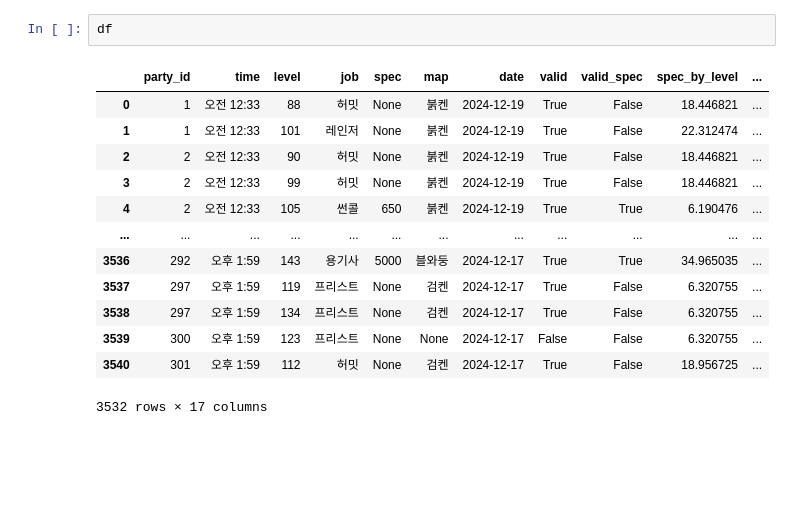
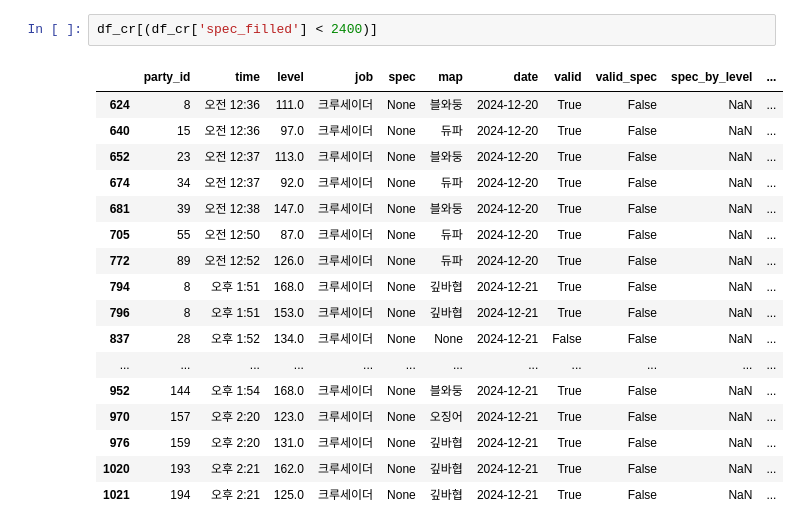
Before and after one commit to jongwonIee/mapleland, a Jupyter notebook: party/job-Crusader.ipynb, the cells around one changed output. Cells and saved outputs as stored; diff of their text form; blank space fills up the shorter version.

```diff
--- a/party/job-Crusader.ipynb
+++ b/party/job-Crusader.ipynb
@@ -19,21 +19,25 @@ Processed valid data saved as data/output/1212_processed.csv
 Combined raw data saved as 'data/output/df.csv'
 Combined processed data saved as 'data/output/processed_df.csv'
-# %%
-df
-# %% [output]
-|  | party_id | time | level | job | spec | map | date | valid | valid_spec | spec_by_level | ... |
-| 0 | 1 | 오전 12:33 | 88 | 허밋 | None | 붉켄 | 2024-12-19 | True | False | 18.446821 | ... |
-| 1 | 1 | 오전 12:33 | 101 | 레인저 | None | 붉켄 | 2024-12-19 | True | False | 22.312474 | ... |
-| 2 | 2 | 오전 12:33 | 90 | 허밋 | None | 붉켄 | 2024-12-19 | True | False | 18.446821 | ... |
-| 3 | 2 | 오전 12:33 | 99 | 허밋 | None | 붉켄 | 2024-12-19 | True | False | 18.446821 | ... |
-| 4 | 2 | 오전 12:33 | 105 | 썬콜 | 650 | 붉켄 | 2024-12-19 | True | True | 6.190476 | ... |
-| ... | ... | ... | ... | ... | ... | ... | ... | ... | ... | ... | ... |
-| 3536 | 292 | 오후 1:59 | 143 | 용기사 | 5000 | 블와둥 | 2024-12-17 | True | True | 34.965035 | ... |
-| 3537 | 297 | 오후 1:59 | 119 | 프리스트 | None | 검켄 | 2024-12-17 | True | False | 6.320755 | ... |
-| 3538 | 297 | 오후 1:59 | 134 | 프리스트 | None | 검켄 | 2024-12-17 | True | False | 6.320755 | ... |
-| 3539 | 300 | 오후 1:59 | 123 | 프리스트 | None | None | 2024-12-17 | False | False | 6.320755 | ... |
-| 3540 | 301 | 오후 1:59 | 112 | 허밋 | None | 검켄 | 2024-12-17 | True | False | 18.956725 | ... |
-3532 rows × 17 columns
+# %%
+df_cr[(df_cr['spec_filled'] < 2400)]
+# %% [output]
+|  | party_id | time | level | job | spec | map | date | valid | valid_spec | spec_by_level | ... |
+| 624 | 8 | 오전 12:36 | 111.0 | 크루세이더 | None | 블와둥 | 2024-12-20 | True | False | NaN | ... |
+| 640 | 15 | 오전 12:36 | 97.0 | 크루세이더 | None | 듀파 | 2024-12-20 | True | False | NaN | ... |
+| 652 | 23 | 오전 12:37 | 113.0 | 크루세이더 | None | 블와둥 | 2024-12-20 | True | False | NaN | ... |
+| 674 | 34 | 오전 12:37 | 92.0 | 크루세이더 | None | 듀파 | 2024-12-20 | True | False | NaN | ... |
+| 681 | 39 | 오전 12:38 | 147.0 | 크루세이더 | None | 블와둥 | 2024-12-20 | True | False | NaN | ... |
+| 705 | 55 | 오전 12:50 | 87.0 | 크루세이더 | None | 듀파 | 2024-12-20 | True | False | NaN | ... |
+| 772 | 89 | 오전 12:52 | 126.0 | 크루세이더 | None | 듀파 | 2024-12-20 | True | False | NaN | ... |
+| 794 | 8 | 오후 1:51 | 168.0 | 크루세이더 | None | 깊바협 | 2024-12-21 | True | False | NaN | ... |
+| 796 | 8 | 오후 1:51 | 153.0 | 크루세이더 | None | 깊바협 | 2024-12-21 | True | False | NaN | ... |
+| 837 | 28 | 오후 1:52 | 134.0 | 크루세이더 | None | None | 2024-12-21 | False | False | NaN | ... |
+| ... | ... | ... | ... | ... | ... | ... | ... | ... | ... | ... | ... |
+| 952 | 144 | 오후 1:54 | 168.0 | 크루세이더 | None | 블와둥 | 2024-12-21 | True | False | NaN | ... |
+| 970 | 157 | 오후 2:20 | 123.0 | 크루세이더 | None | 오징어 | 2024-12-21 | True | False | NaN | ... |
+| 976 | 159 | 오후 2:20 | 131.0 | 크루세이더 | None | 깊바협 | 2024-12-21 | True | False | NaN | ... |
+| 1020 | 193 | 오후 2:21 | 162.0 | 크루세이더 | None | 깊바협 | 2024-12-21 | True | False | NaN | ... |
+| 1021 | 194 | 오후 2:21 | 125.0 | 크루세이더 | None | 깊바협 | 2024-12-21 | True | False | NaN | ... |
 # %%
 df_cr = df[(df['job'] == '크루세이더')]
 df_cr
```
Also changed, not shown: parts of 6 cells of this notebook, 20 other files.
